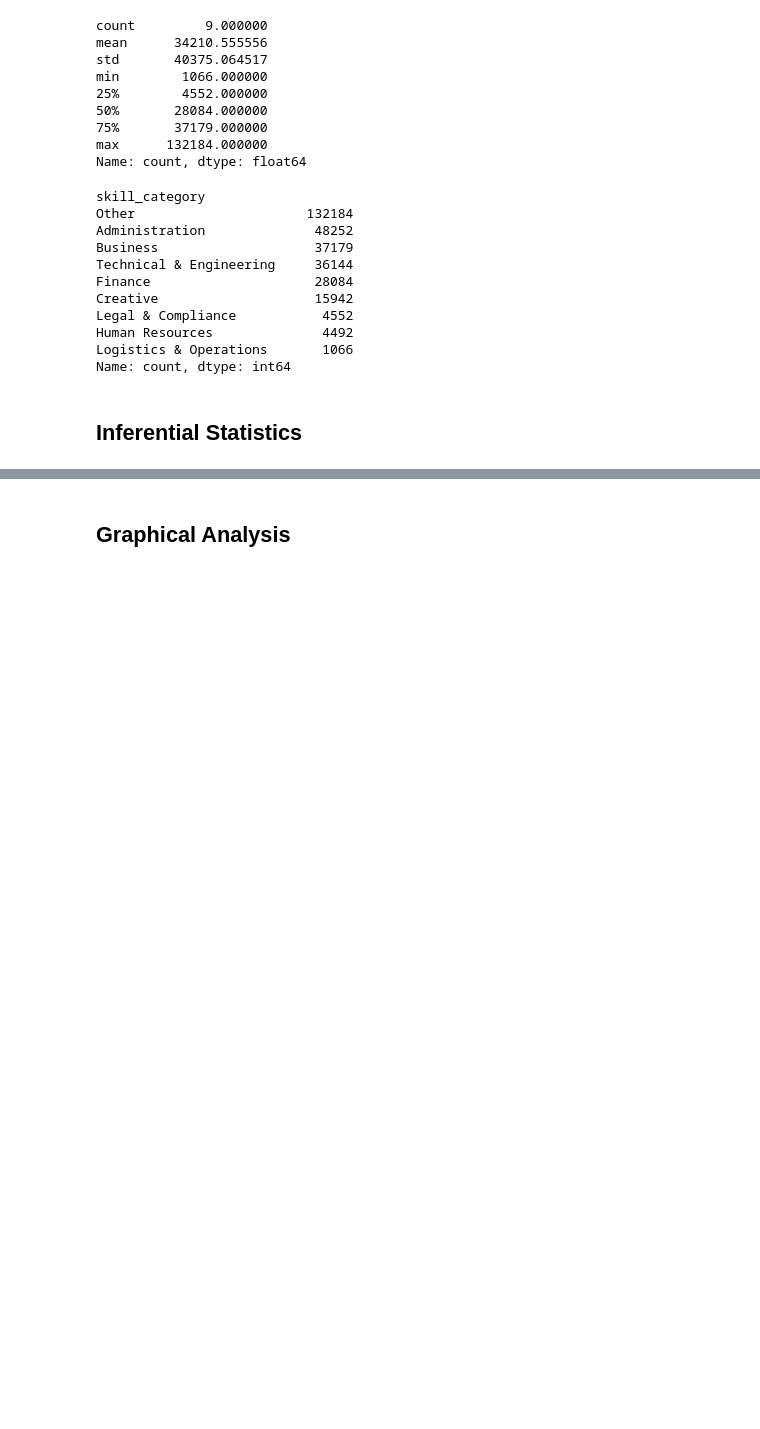
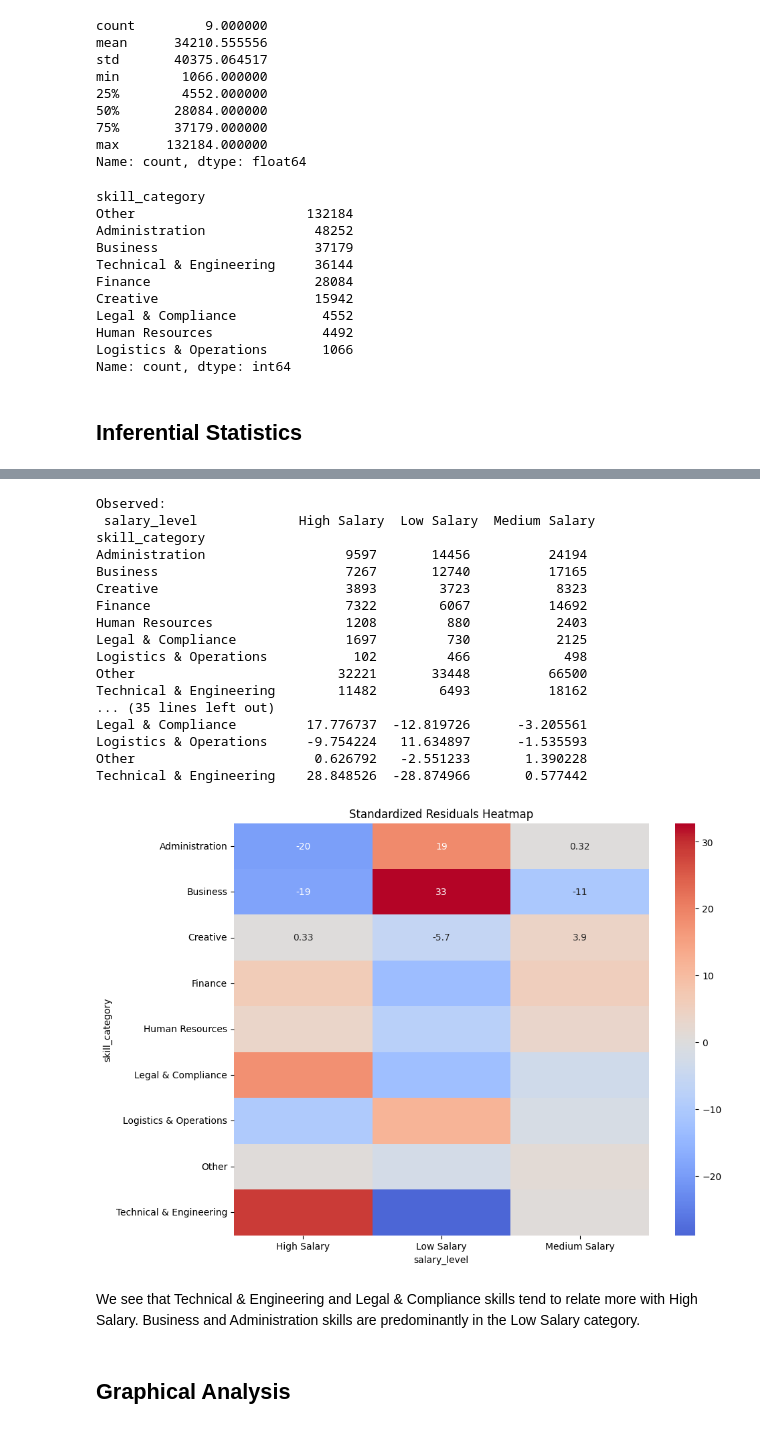
Before and after one commit to Koi4595/Group_10_FA_2024, a Jupyter notebook: Project_part2.ipynb, the cells around one changed output, grey strips where cells are left out. Saved outputs shown, nothing was run; the diff lists cells and outputs as text; code cells hidden in the pictures; blank space fills up the shorter version.

```diff
--- a/Project_part2.ipynb
+++ b/Project_part2.ipynb
@@ -98,0 +215,20 @@ Name: count, dtype: int64
+# %%
+import pandas as pd
+from scipy.stats import chi2_contingency
+
+
+contingency_table = pd.crosstab(df_labeled['skill_category'], df_labeled['salary_level'])
+print(contingency_table)
+
+#chi2 test
+chi2, p_value, dof, expected = chi2_contingency(contingency_table)
+
+print("Chi-square statistic:", chi2)
+print("p-value:", p_value)
+print("Degrees of freedom:", dof)
+
+
+if p_value < 0.05:
+    print("There are significant differences in salary levels across skill categories.")
+else:
+    print("There are no significant differences in salary levels across skill categories.")
@@ -99,2 +251,48 @@ Name: count, dtype: int64
+# %%
+observed = contingency_table.values
+expected = pd.DataFrame(expected, index=contingency_table.index, columns=contingency_table.columns)
+
+# calculate deviation
+deviation = observed - expected
+
+
+print("Observed:\n", contingency_table)
+print("\nExpected:\n", expected)
+print("\nDeviation:\n", deviation)
+
+
+
+# calculate std_residuals
+standardized_residuals = (observed - expected) / np.sqrt(expected)
+
+print("\nStandardized Residuals:\n", standardized_residuals)
+
+
+plt.figure(figsize=(10, 8))
+sns.heatmap(standardized_residuals, annot=True, cmap="coolwarm", center=0)
+plt.title("Standardized Residuals Heatmap")
+plt.show()
+# %% [output]
+Observed:
+ salary_level             High Salary  Low Salary  Medium Salary
+skill_category
+Administration                  9597       14456          24194
+Business                        7267       12740          17165
+Creative                        3893        3723           8323
+Finance                         7322        6067          14692
+Human Resources                 1208         880           2403
+Legal & Compliance              1697         730           2125
+Logistics & Operations           102         466            498
+Other                          32221       33448          66500
+Technical & Engineering        11482        6493          18162
+... (35 lines left out)
+Legal & Compliance         17.776737  -12.819726      -3.205561
+Logistics & Operations     -9.754224   11.634897      -1.535593
+Other                       0.626792   -2.551233       1.390228
+Technical & Engineering    28.848526  -28.874966       0.577442
+[figure, added]
+# %% [markdown]
+We see that Technical & Engineering and Legal & Compliance skills tend to relate more with High Salary.
+Business and Administration skills are predominantly in the Low Salary category.
 # %% [markdown]
 ## Graphical Analysis
```
Also changed, not shown: parts of 30 cells of this notebook, 2 other files.
